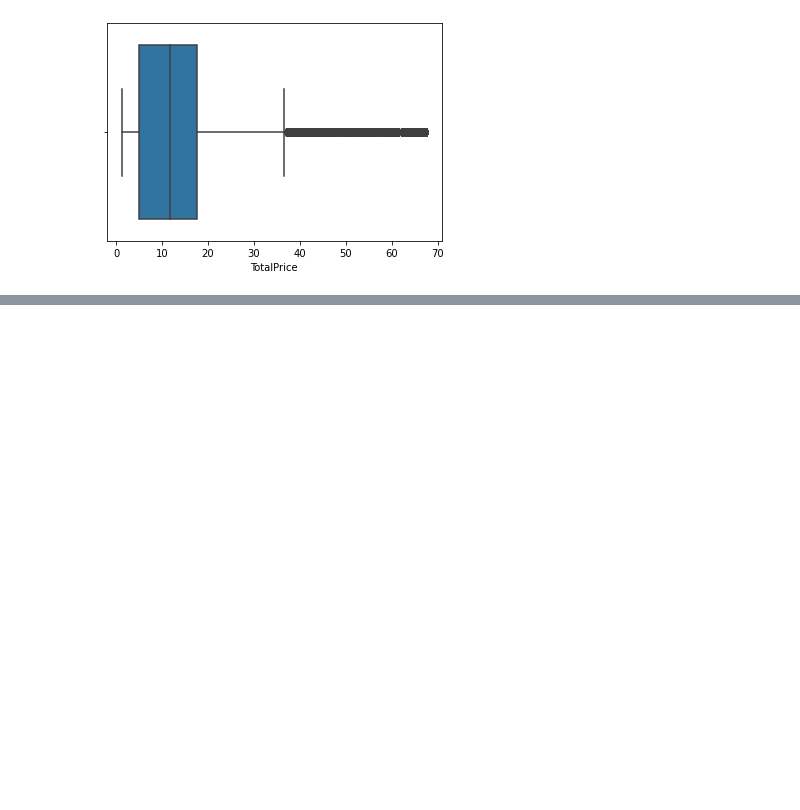
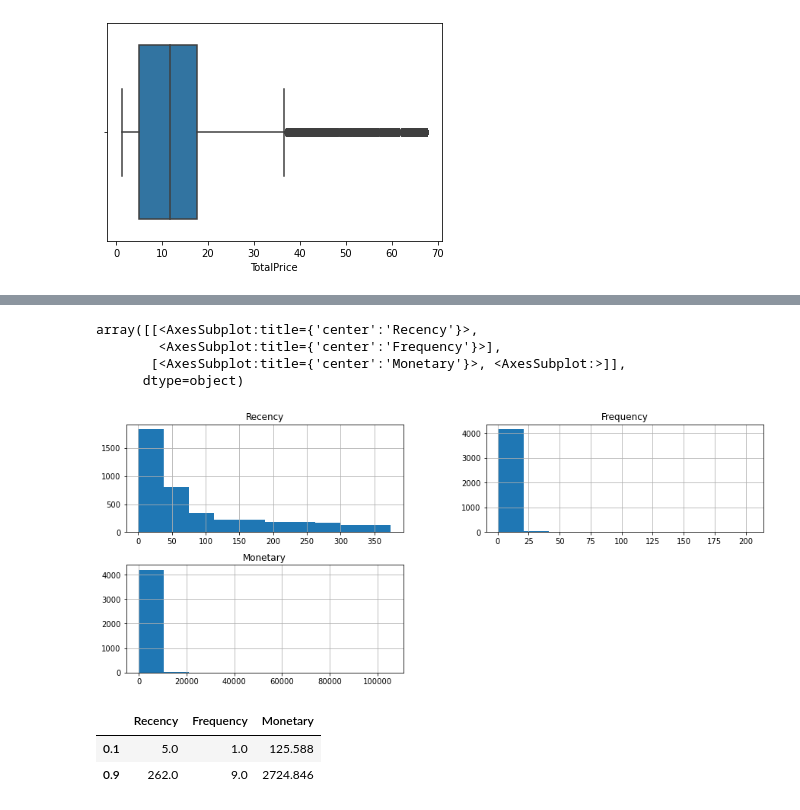
Before and after one commit to Sodiqlef/KMeans-RFM-customer-segmentation, a Jupyter notebook: KMeans-customers-segmentation.ipynb, the cells around one changed output, grey strips where cells are left out. Drawn from its saved outputs; the diff is of its cells as text; code cells hidden in the pictures; blank space fills up the shorter version.

```diff
--- a/KMeans-customers-segmentation.ipynb
+++ b/KMeans-customers-segmentation.ipynb
@@ -221,0 +253,16 @@ Object `KMeans` not found.
+# %%
+# bad silhouette scores might be due to outliers
+
+rfm.hist( figsize=(15, 6))
+# %% [output]
+array([[<AxesSubplot:title={'center':'Recency'}>,
+        <AxesSubplot:title={'center':'Frequency'}>],
+       [<AxesSubplot:title={'center':'Monetary'}>, <AxesSubplot:>]],
+      dtype=object)
+[figure, added]
+# %%
+rfm.quantile([0.1, 0.9])
+# %% [output]
+|  | Recency | Frequency | Monetary |
+| 0.1 | 5.0 | 1.0 | 125.588 |
+| 0.9 | 262.0 | 9.0 | 2724.846 |
```
Also changed, not shown: parts of 13 cells of this notebook.
